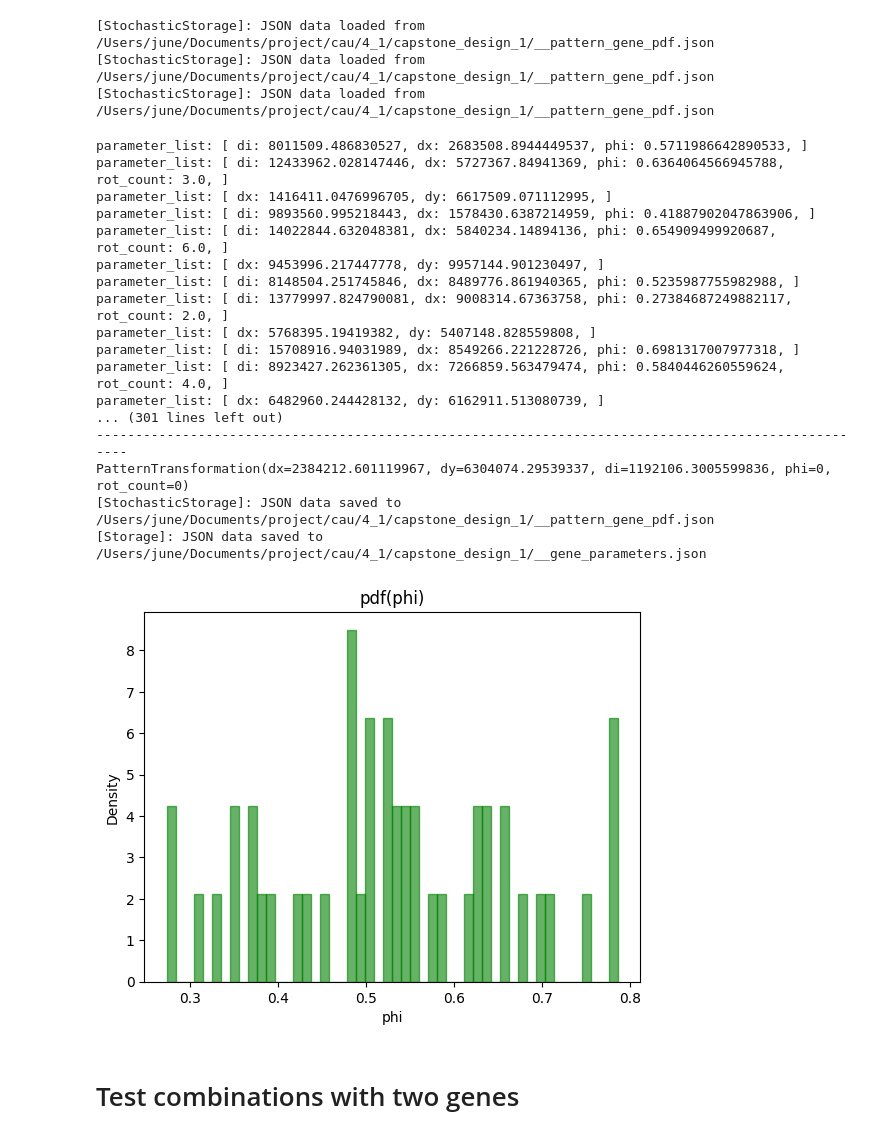
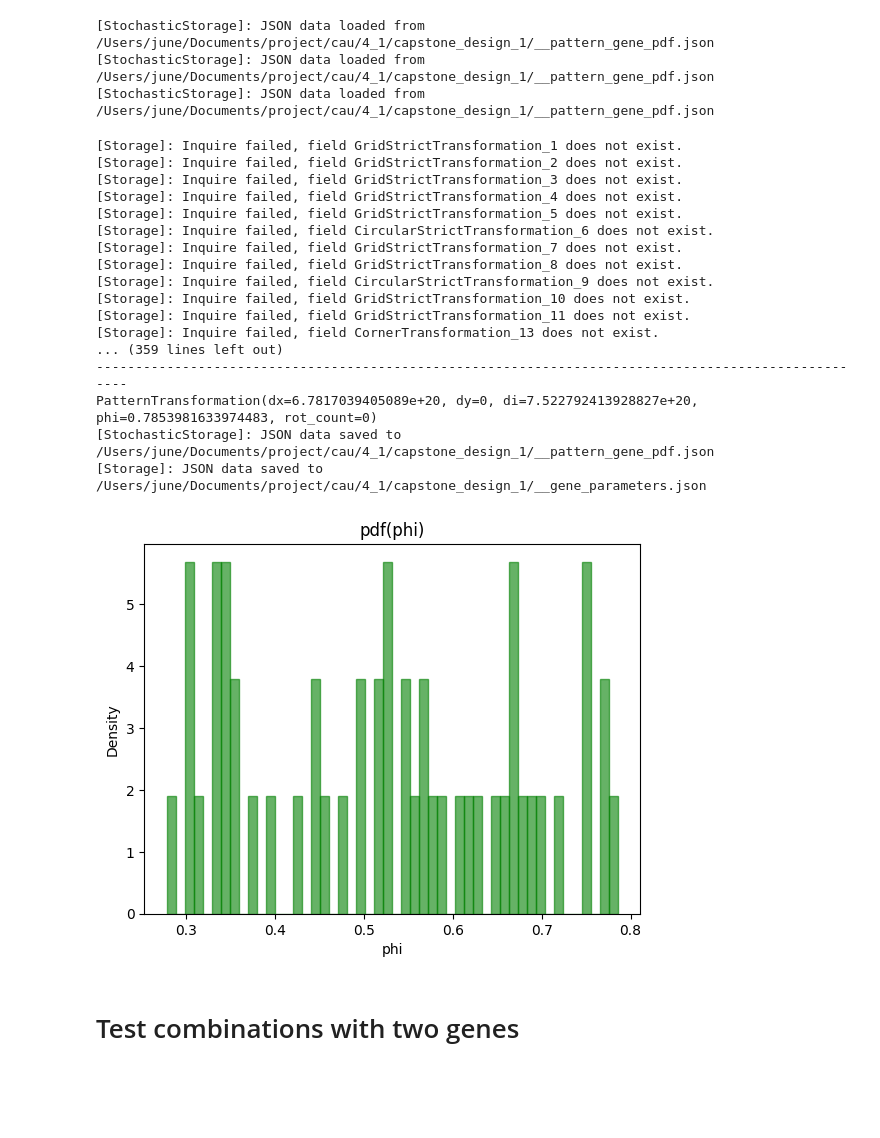
Before and after one commit to danpacho/capstone_1, a Jupyter notebook: test.gene.ipynb, the cells around one changed output. Saved outputs shown, nothing was run; the diff lists cells and outputs as text; code cells hidden in the pictures; blank space fills up the shorter version.

Commit message:
test: update test suites for Gene with newly api

```diff
--- a/test.gene.ipynb
+++ b/test.gene.ipynb
@@ -36,18 +34,23 @@ N = 35
+# %%
+N = 100
+SCALE = 10**20
 # %% [markdown]
 # Generate random shape genes
 # %%
+from random import choice
+
+
 genes: list[ShapeGene] = []
+rand_shape = [
+    donut_params,
+    trapezoid_params,
+    circle_params,
+    triangle_params,
+    wing_params,
+    hole_params,
+]
 for i in range(N):
-    genes.extend(
-        [
-            ShapeGene(donut_params(), gene_id=i),
-            ShapeGene(trapezoid_params(), gene_id=i),
-            ShapeGene(circle_params(), gene_id=i),
-            ShapeGene(triangle_params(), gene_id=i),
-            ShapeGene(wing_params(), gene_id=i),
-            ShapeGene(hole_params(), gene_id=i),
-        ]
-    )
+    genes.append(ShapeGene(choice(rand_shape)(SCALE), gene_id=i))
 
 # Mutation logics, uncomment to test
 for gene in genes:
@@ -82,47 +100,42 @@ from src.ga.gene.pattern.pattern_gene import PatternGene
 [StochasticStorage]: JSON data loaded from /Users/june/Documents/project/cau/4_1/capstone_design_1/__pattern_gene_pdf.json
 # %%
 pattern_genes: list[PatternGene] = []
+rand_pattern = [circular_params, corn_params, grid_params]
 for i in range(N):
-    pattern_genes.extend(
-        [
-            PatternGene(circular_params(), gene_id=i),
-            PatternGene(corn_params(), gene_id=i),
-            PatternGene(grid_params(), gene_id=i),
-        ]
-    )
+    pattern_genes.append(PatternGene(choice(rand_pattern)(SCALE), gene_id=i))
 
 # Mutation logics, uncomment to test
 for gene in pattern_genes:
     gene.mutate("rand")
     gene.print_parameter_info()
 
 for gene in pattern_genes:
     print("-" * 100)
     print(gene.param.transformation)
 
 PatternGene.pdf_storage.save()
 PatternGene.parameter_storage.save()
 
 PatternGene.pdf_storage.plot_distribution("phi")
 # %% [output]
-parameter_list: [ di: 8011509.486830527, dx: 2683508.8944449537, phi: 0.5711986642890533, ]
-parameter_list: [ di: 12433962.028147446, dx: 5727367.84941369, phi: 0.6364064566945788, rot_count: 3.0, ]
-parameter_list: [ dx: 1416411.0476996705, dy: 6617509.071112995, ]
-parameter_list: [ di: 9893560.995218443, dx: 1578430.6387214959, phi: 0.41887902047863906, ]
-parameter_list: [ di: 14022844.632048381, dx: 5840234.14894136, phi: 0.654909499920687, rot_count: 6.0, ]
-parameter_list: [ dx: 9453996.217447778, dy: 9957144.901230497, ]
-parameter_list: [ di: 8148504.251745846, dx: 8489776.861940365, phi: 0.5235987755982988, ]
-parameter_list: [ di: 13779997.824790081, dx: 9008314.67363758, phi: 0.27384687249882117, rot_count: 2.0, ]
-parameter_list: [ dx: 5768395.19419382, dy: 5407148.828559808, ]
-parameter_list: [ di: 15708916.94031989, dx: 8549266.221228726, phi: 0.6981317007977318, ]
-parameter_list: [ di: 8923427.262361305, dx: 7266859.563479474, phi: 0.5840446260559624, rot_count: 4.0, ]
-parameter_list: [ dx: 6482960.244428132, dy: 6162911.513080739, ]
-... (301 lines left out)
+[Storage]: Inquire failed, field GridStrictTransformation_1 does not exist.
+[Storage]: Inquire failed, field GridStrictTransformation_2 does not exist.
+[Storage]: Inquire failed, field GridStrictTransformation_3 does not exist.
+[Storage]: Inquire failed, field GridStrictTransformation_4 does not exist.
+[Storage]: Inquire failed, field GridStrictTransformation_5 does not exist.
+[Storage]: Inquire failed, field CircularStrictTransformation_6 does not exist.
+[Storage]: Inquire failed, field GridStrictTransformation_7 does not exist.
+[Storage]: Inquire failed, field GridStrictTransformation_8 does not exist.
+[Storage]: Inquire failed, field CircularStrictTransformation_9 does not exist.
+[Storage]: Inquire failed, field GridStrictTransformation_10 does not exist.
+[Storage]: Inquire failed, field GridStrictTransformation_11 does not exist.
+[Storage]: Inquire failed, field CornerTransformation_13 does not exist.
+... (359 lines left out)
 ----------------------------------------------------------------------------------------------------
-PatternTransformation(dx=2384212.601119967, dy=6304074.29539337, di=1192106.3005599836, phi=0, rot_count=0)
+PatternTransformation(dx=6.7817039405089e+20, dy=0, di=7.522792413928827e+20, phi=0.7853981633974483, rot_count=0)
 [StochasticStorage]: JSON data saved to /Users/june/Documents/project/cau/4_1/capstone_design_1/__pattern_gene_pdf.json
 [Storage]: JSON data saved to /Users/june/Documents/project/cau/4_1/capstone_design_1/__gene_parameters.json
-[figure, old version]
+[figure, new version]
 # %% [markdown]
 # Test combinations with two genes
 # %%
```
Also changed, not shown: parts of 7 cells of this notebook.
